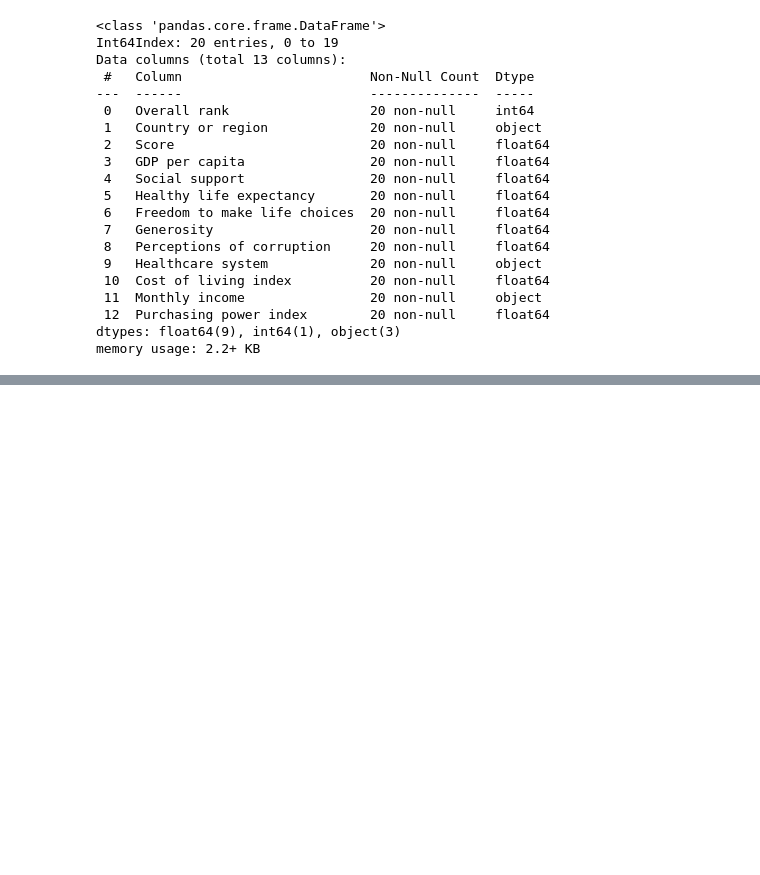
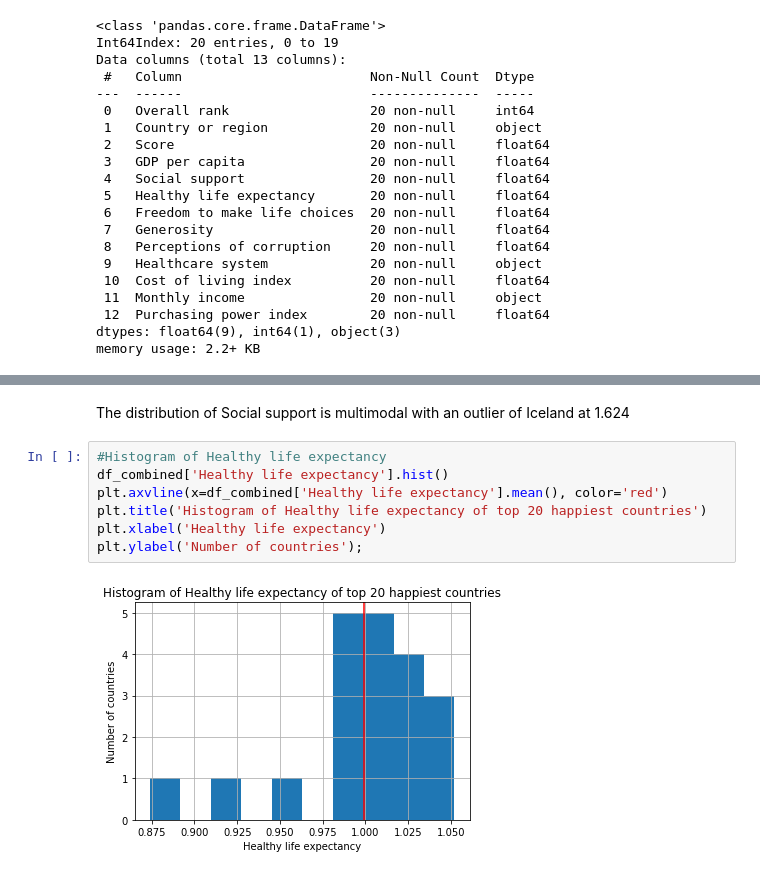
Before and after one commit to KellyWemmer/world_happiness_report, a Jupyter notebook: world_happiness_report.ipynb, the cells around one changed output, grey strips where cells are left out. Cells and saved outputs as stored; diff of their text form; blank space fills up the shorter version.

```diff
--- a/world_happiness_report.ipynb
+++ b/world_happiness_report.ipynb
@@ -340,0 +324,11 @@ df_final
+# %% [markdown]
+The distribution of Social support is multimodal with an outlier of Iceland at 1.624
+# %%
+#Histogram of Healthy life expectancy
+df_combined['Healthy life expectancy'].hist()
+plt.axvline(x=df_combined['Healthy life expectancy'].mean(), color='red')
+plt.title('Histogram of Healthy life expectancy of top 20 happiest countries')
+plt.xlabel('Healthy life expectancy')
+plt.ylabel('Number of countries');
+# %% [output]
+[figure, added]
```
Also changed, not shown: parts of 36 cells of this notebook.
